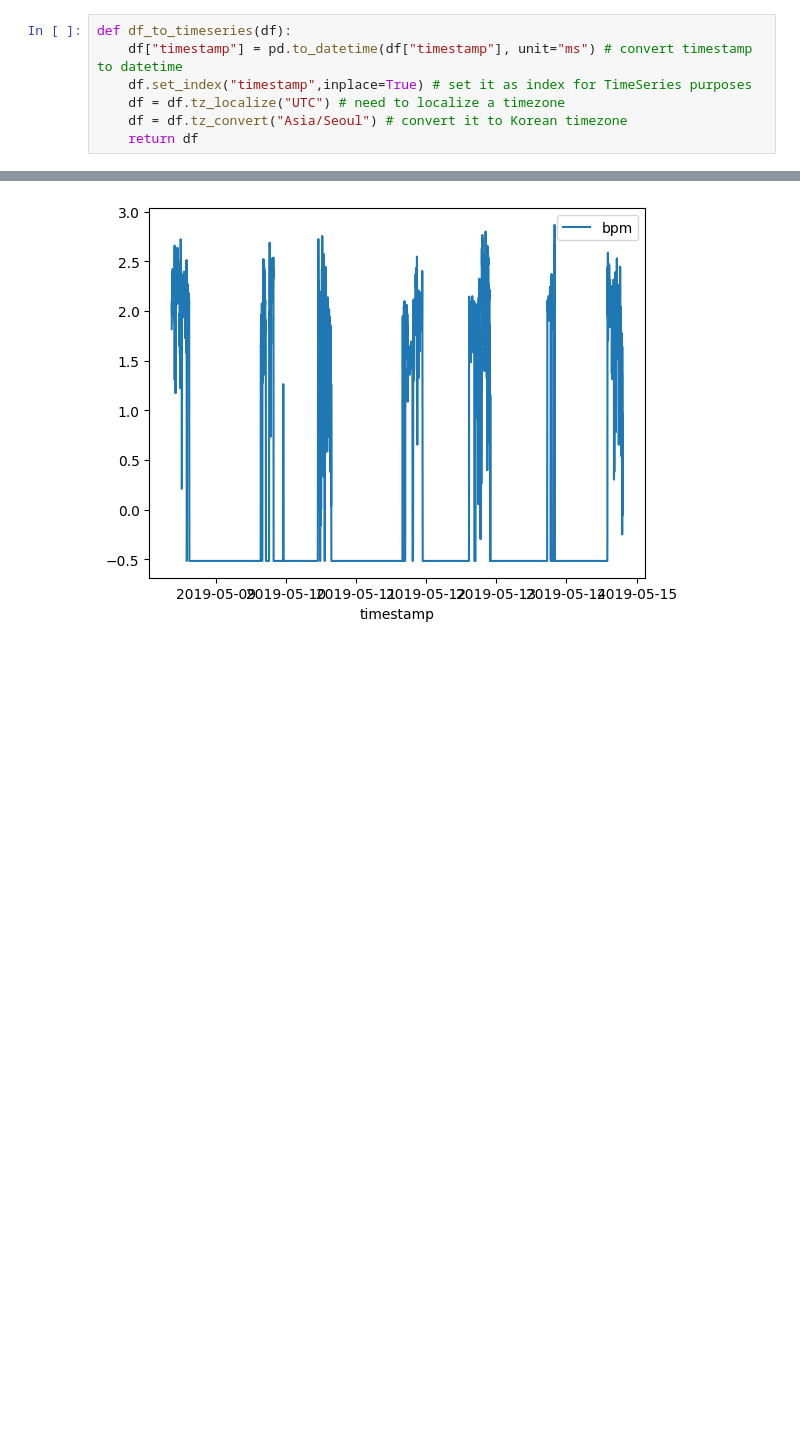
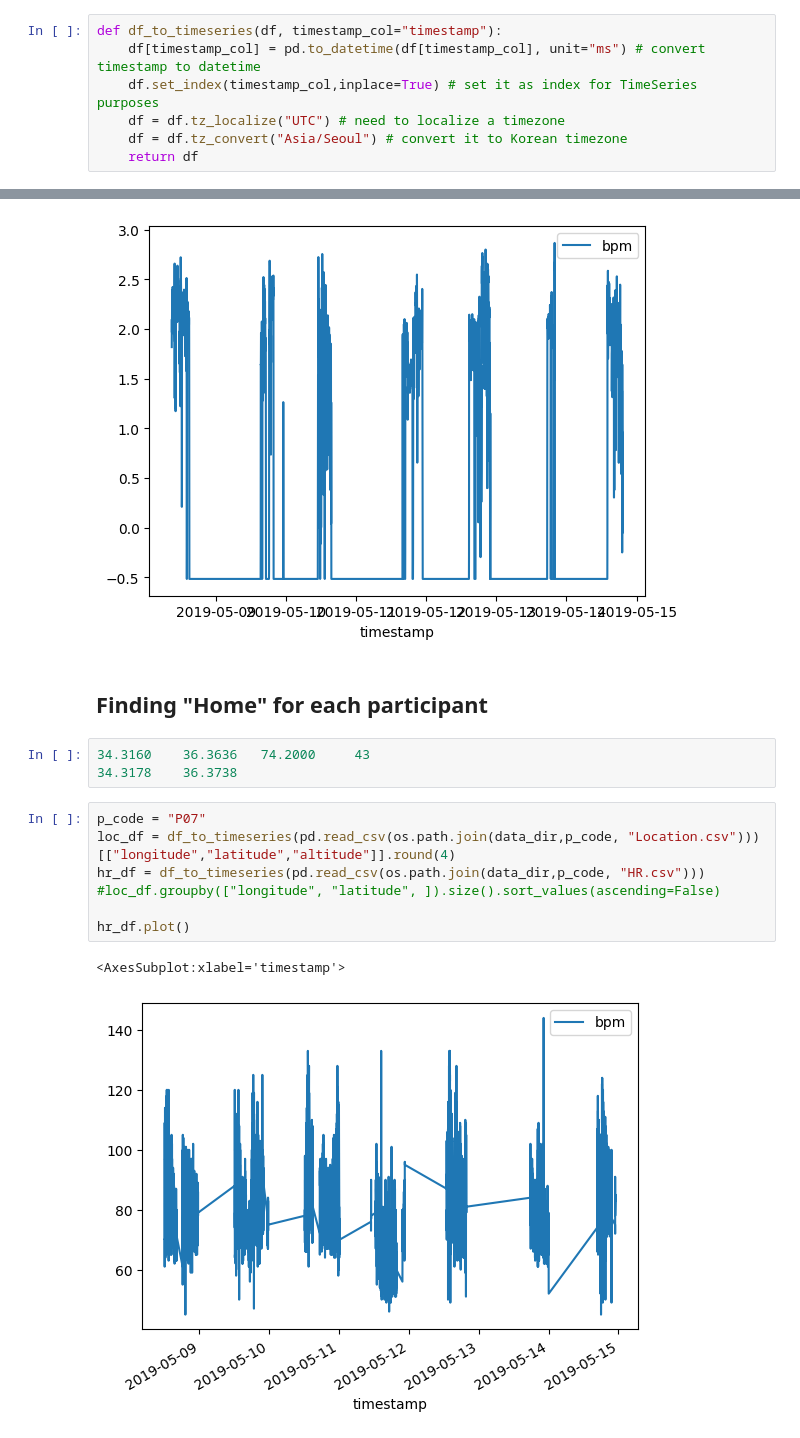
Before and after one commit to mauro-vb/quantitative-methods-analysis-project, a Jupyter notebook: data_exploration.ipynb, the cells around one changed output, grey strips where cells are left out. Drawn from its saved outputs; the diff is of its cells as text; blank space fills up the shorter version.

```diff
--- a/data_exploration.ipynb
+++ b/data_exploration.ipynb
@@ -178,13 +211,13 @@ Study conducted at different date intervals (Korean TimeZone):
 - April 30 to May 7 for P29–P53,
 - May 8 to May 15 for P01–P28,
 - May 16 to May 23 for P54–P80
-# %%
-def df_to_timeseries(df):
-    df["timestamp"] = pd.to_datetime(df["timestamp"], unit="ms") # convert timestamp to datetime
-    df.set_index("timestamp",inplace=True) # set it as index for TimeSeries purposes
-    df = df.tz_localize("UTC") # need to localize a timezone
-    df = df.tz_convert("Asia/Seoul") # convert it to Korean timezone
-    return df
+# %%
+def df_to_timeseries(df, timestamp_col="timestamp"):
+    df[timestamp_col] = pd.to_datetime(df[timestamp_col], unit="ms") # convert timestamp to datetime
+    df.set_index(timestamp_col,inplace=True) # set it as index for TimeSeries purposes
+    df = df.tz_localize("UTC") # need to localize a timezone
+    df = df.tz_convert("Asia/Seoul") # convert it to Korean timezone
+    return df
 # %%
 df = wearable_data["HR"][hr_df["participant"] == "P19"][["timestamp","bpm"]].copy() # Random particpant
 
@@ -208,3 +241,18 @@ df["bpm"] = (df["bpm"]-df["bpm"].mean())/df["bpm"].std()
 sns.lineplot(data=df);
 # %% [output]
 [figure]
+# %% [markdown]
+## Finding "Home" for each participant
+# %%
+34.3160    36.3636   74.2000     43
+34.3178    36.3738
+# %%
+p_code = "P07"
+loc_df = df_to_timeseries(pd.read_csv(os.path.join(data_dir,p_code, "Location.csv")))[["longitude","latitude","altitude"]].round(4)
+hr_df = df_to_timeseries(pd.read_csv(os.path.join(data_dir,p_code, "HR.csv")))
+#loc_df.groupby(["longitude", "latitude", ]).size().sort_values(ascending=False)
+
+hr_df.plot()
+# %% [output]
+<AxesSubplot:xlabel='timestamp'>
+[figure, added]
```
Also changed, not shown: parts of 14 cells of this notebook, 1 other file.
